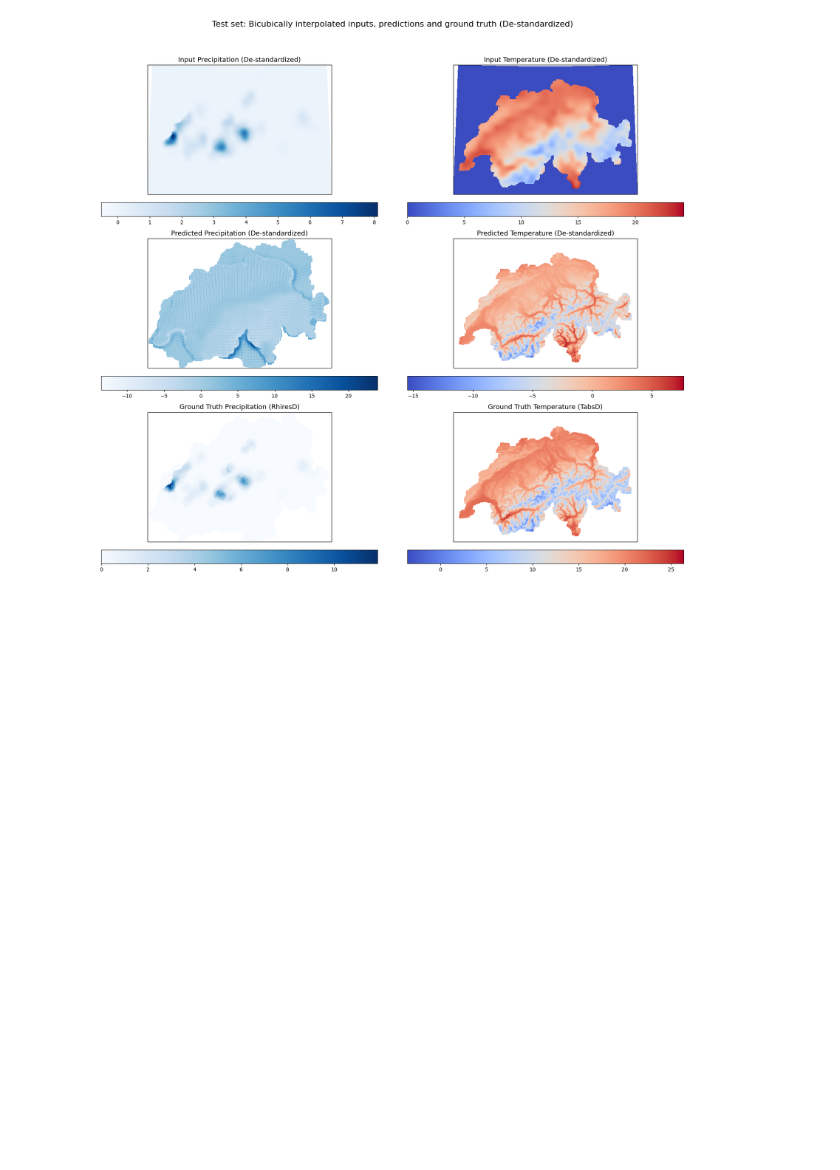
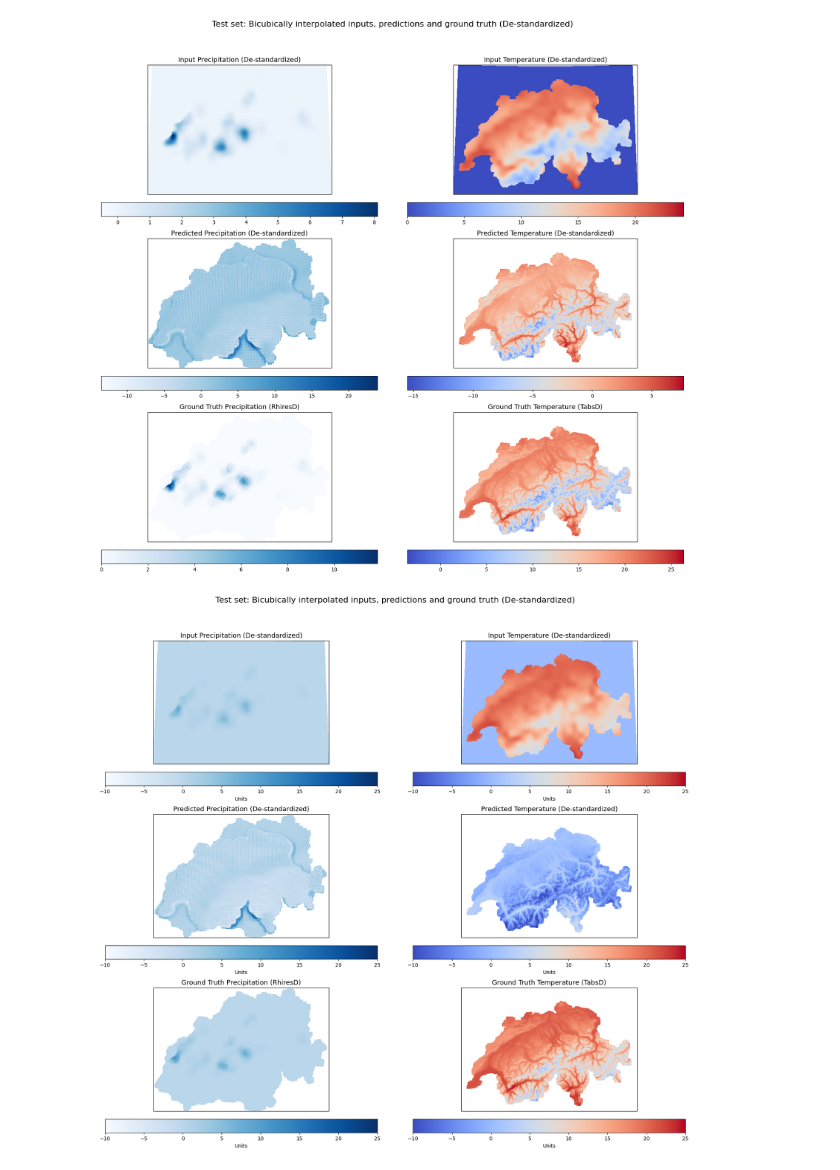
Before and after one commit to AsthanaShivanshi/Downscaling, a Jupyter notebook: Scripts/Jupyter_Notebooks/UNet_visualisations.ipynb, the cells around one changed output. Drawn from its saved outputs; the diff is of its cells as text; code cells hidden in the pictures; blank space fills up the shorter version.

```diff
--- a/Scripts/Jupyter_Notebooks/UNet_visualisations.ipynb
+++ b/Scripts/Jupyter_Notebooks/UNet_visualisations.ipynb
@@ -276,3 +276,52 @@ plt.tight_layout(rect=[0, 0.03, 1, 0.95])
 plt.show()
 # %% [output]
 [figure]
+# %%
+import matplotlib.pyplot as plt
+import numpy as np
+import cartopy.crs as ccrs
+
+# Define longitude/latitude grids
+lon_min, lon_max = 5, 11
+lat_min, lat_max = 45, 48
+
+lons = np.linspace(lon_min, lon_max, input_rhiresd_orig.shape[1])
+lats = np.linspace(lat_min, lat_max, input_rhiresd_orig.shape[0])
+lon2d, lat2d = np.meshgrid(lons, lats)
+
+# Set Lambert projection
+lambert_proj = ccrs.LambertAzimuthalEqualArea(central_longitude=8, central_latitude=47)
+
+# Create figure
+fig, axes = plt.subplots(3, 2, figsize=(18, 16), subplot_kw={'projection': lambert_proj})
+axes = axes.flatten()
+
+# Create datasets: Now using DE-STANDARDIZED data
+datasets = [
+    (input_rhiresd_orig, 'Input Precipitation (De-standardized)', 'Blues'),
+    (input_tabsd_orig, 'Input Temperature (De-standardized)', 'coolwarm'),
+    (predicted_rhiresd_orig, 'Predicted Precipitation (De-standardized)', 'Blues'),
+    (predicted_tabsd_orig, 'Predicted Temperature (De-standardized)', 'coolwarm'),
+    (target_rhiresd_orig, 'Ground Truth Precipitation (RhiresD)', 'Blues'),
+    (target_tabsd_orig, 'Ground Truth Temperature (TabsD)', 'coolwarm')
+]
+
+# Plot
+for ax, (data, title, cmap) in zip(axes, datasets):
+    im = ax.pcolormesh(
+        lon2d, lat2d, data, cmap=cmap, shading='auto', transform=ccrs.PlateCarree(),
+        vmin=-10, vmax=25  # <<< Bound colorbar limits here!
+    )
+    ax.set_title(title, fontsize=13)
+    ax.coastlines(resolution='10m')
+    ax.set_extent([lon2d.min(), lon2d.max(), lat2d.min(), lat2d.max()], crs=ccrs.PlateCarree())
+    cbar = fig.colorbar(im, ax=ax, orientation='horizontal', pad=0.05, shrink=0.8)
+    cbar.ax.tick_params(labelsize=10)
+    cbar.set_label('Units', fontsize=10)  # Optional: add a label to colorbars
+
+# Global title
+plt.suptitle(f"Test set: Bicubically interpolated inputs, predictions and ground truth (De-standardized)", fontsize=16)
+plt.tight_layout(rect=[0, 0.03, 1, 0.95])
+plt.show()
+# %% [output]
+[figure, added]
```
